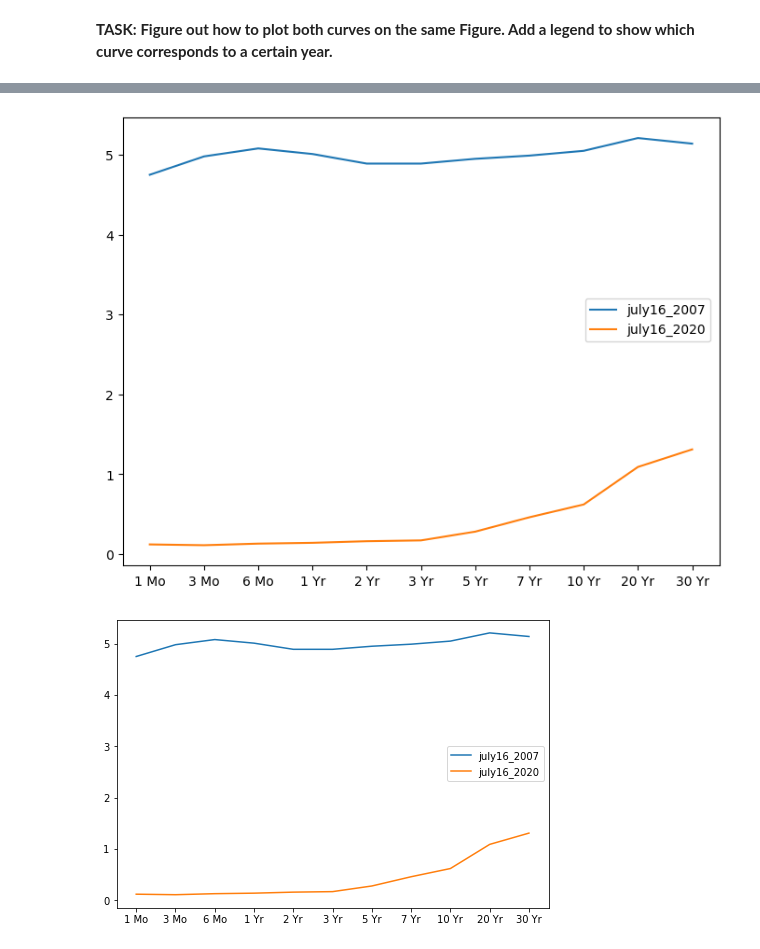
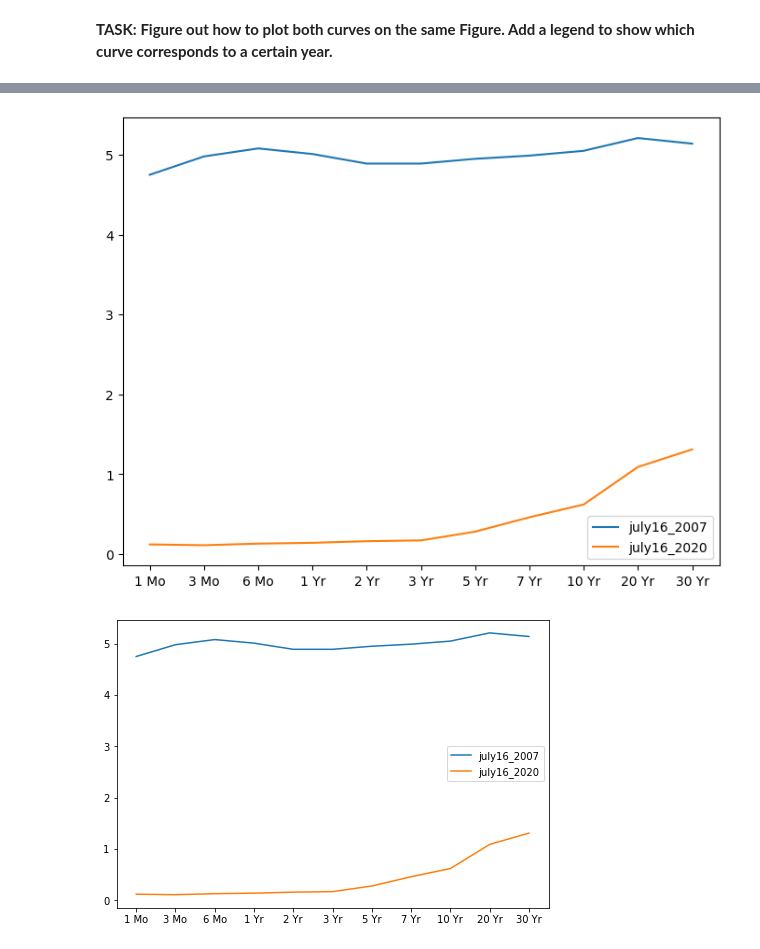
Before and after one commit to JisungWoo/UdemyCourse, a Jupyter notebook: 04-Matplotlib/04-Matplotlib Exercises_practice.ipynb, the cells around one changed output, grey strips where cells are left out. Saved outputs shown, nothing was run; the diff lists cells and outputs as text; code cells hidden in the pictures.

```diff
--- a/04-Matplotlib/04-Matplotlib Exercises_practice.ipynb
+++ b/04-Matplotlib/04-Matplotlib Exercises_practice.ipynb
@@ -137,17 +148,16 @@ july16_2020 = [0.12,0.11,0.13,0.14,0.16,0.17,0.28,0.46,0.62,1.09,1.31]
 # %%
 # CODE HERE
 fig = plt.figure()
 
 axes = fig.add_axes([0,0,1,1])
 
-axes.plot(labels, july16_2007, label='july16_2007')
-axes.plot(labels, july16_2020, label='july16_2020')
-
-plt.legend(loc=(0.775, 0.5))
+axes.plot(labels, july16_2007,label='july16_2007')
+axes.plot(labels, july16_2020,label='july16_2020')
+plt.legend()
 
 plt.show()
 # %% [output]
-[figure, old version]
+[figure, new version]
 # %%
 # DONT RUN THE CELL BELOW! IT WILL ERASE THE PLOT!
 # %%
```
Also changed, not shown: parts of 14 cells of this notebook.
